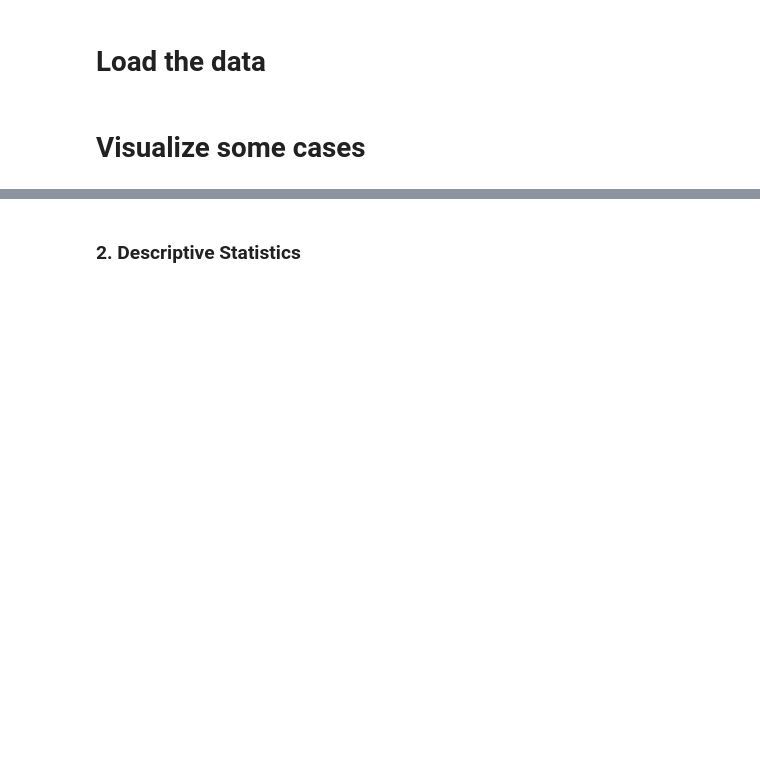
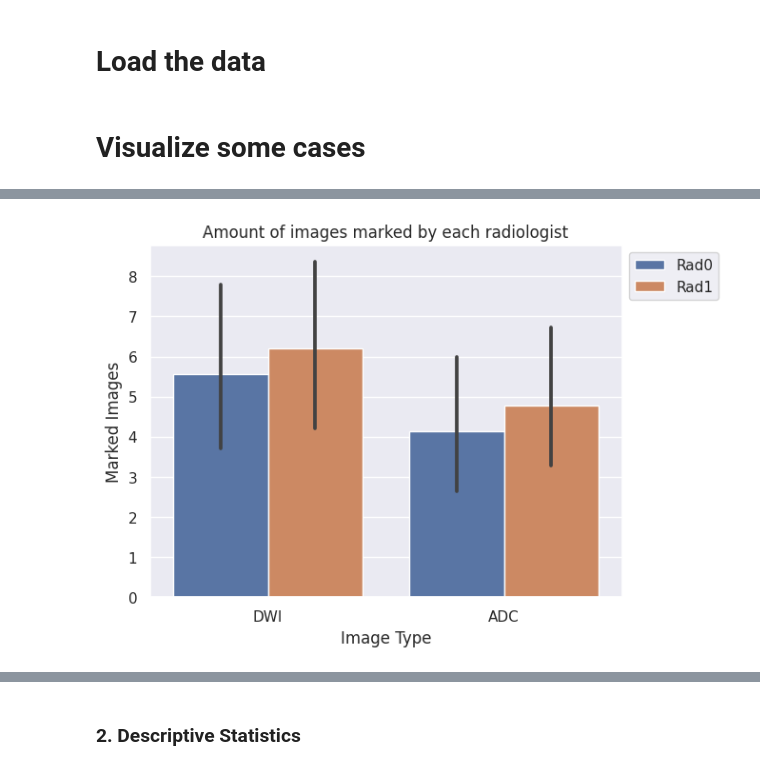
Before and after one commit to Sangohe/ais-foscal, a Jupyter notebook: Overlapping_Modalties.ipynb, the cells around one changed output, grey strips where cells are left out. Drawn from its saved outputs; the diff is of its cells as text; code cells hidden in the pictures; blank space fills up the shorter version.

```diff
--- a/Overlapping_Modalties.ipynb
+++ b/Overlapping_Modalties.ipynb
@@ -78,0 +105,31 @@ plt.show()
+# %%
+# How many samples?
+# Amount of images per patient per measure (ADC OR DWI)
+# Amount of masks per patient per measuere (ADC OR DWI)
+# Amount of masks marked by both vs masks marked only for 1 doc
+
+masks_info = []
+for rad_idx, rad in enumerate(masks.keys()):
+    patient_list = masks[rad]
+    for p_idx, patient in enumerate(patient_list):
+
+        # Fills the patient info
+        if rad_idx > 0:
+            row = masks_info[p_idx]
+        else:
+            row = {}
+
+        for measure_type, measure in patient.items():
+            marked = np.array(measure.sum(axis=0).sum(axis=0) != 0).sum()
+            total = measure.shape[-1]
+            row[f'slices_per_measure'] = total
+            row[f'Rad{rad_idx}_{measure_type}_marked'] = marked
+
+        if rad_idx == 0:
+            masks_info.append(row)
+        else:
+            masks_info[p_idx] = row
+
+info_dataset = pd.DataFrame(data = masks_info)
+info_dataset.index.names = ['Patient']
+info_dataset
@@ -78,0 +153,13 @@ plt.show()
+# %%
+y_ax_name = 'Marked Images'
+grouped_info = info_dataset.melt(value_vars=[x for x in info_dataset.columns if 'slices' not in x])
+grouped_info['radiologist']=grouped_info['variable'].apply(lambda x: x.split('_')[0])
+grouped_info['variable'] = grouped_info['variable'].apply(lambda x: x.split('_')[1])
+grouped_info.columns = ['Image Type', y_ax_name, 'Radiologist']
+
+sns.barplot(data=grouped_info, y=y_ax_name, x='Image Type', hue='Radiologist')#, palette=['purple', 'steelblue'])
+plt.title('Amount of images marked by each radiologist')
+plt.legend(loc='upper left', bbox_to_anchor=(1, 1))
+plt.show()
+# %% [output]
+[figure, added]
```
Also changed, not shown: parts of 19 cells of this notebook.
